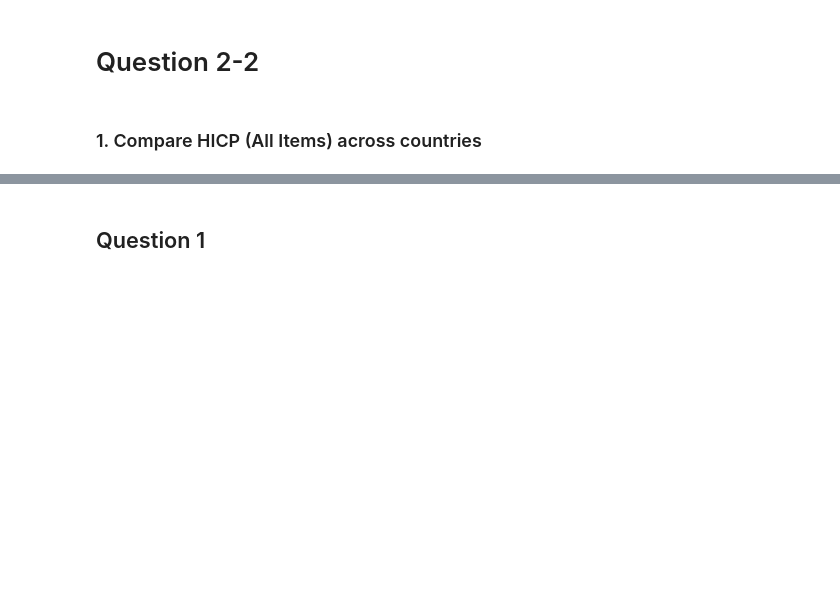
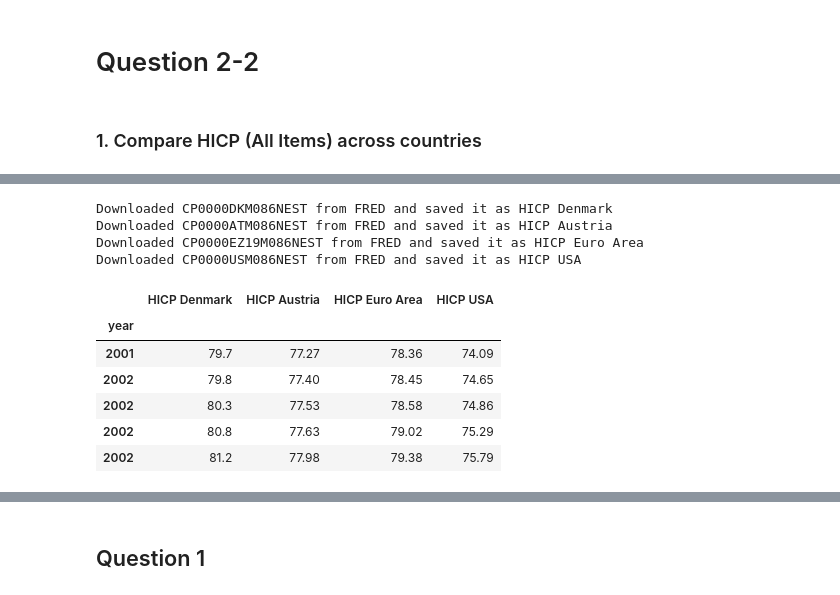
Before and after one commit to Hsueh-1113/Programming-for-Economists, a Jupyter notebook: 01_dataproject/dataproject.ipynb, the cells around one changed output, grey strips where cells are left out. Drawn from its saved outputs; the diff is of its cells as text; code cells hidden in the pictures; blank space fills up the shorter version.

```diff
--- a/01_dataproject/dataproject.ipynb
+++ b/01_dataproject/dataproject.ipynb
@@ -298,0 +315,33 @@ The key difference between HICP and CPI is whether the index includes own-occupi
+# %%
+data1 = {}
+for code,name in countriesHICP.items():
+    var = fred.get_series(code)
+    var.name = name
+    data[name] = var
+    print(f'Downloaded {code:15s} from FRED and saved it as {name:15s}')
+
+## Resample to annual frequency
+for name,var in data1.items():
+    data1[name] = var.resample("YE").mean()
+
+## Combine and drop any rows with missing observations
+df1 = pd.concat(data, axis=1).dropna()
+
+
+## Change index to year
+# Change index to year only
+df1.index = df1.index.year
+df1 = df1.rename_axis('year')
+df1.head()
+# %% [output]
+Downloaded CP0000DKM086NEST from FRED and saved it as HICP Denmark
+Downloaded CP0000ATM086NEST from FRED and saved it as HICP Austria
+Downloaded CP0000EZ19M086NEST from FRED and saved it as HICP Euro Area
+Downloaded CP0000USM086NEST from FRED and saved it as HICP USA
+|  | HICP Denmark | HICP Austria | HICP Euro Area | HICP USA |
+| year |  |  |  |  |
+| 2001 | 79.7 | 77.27 | 78.36 | 74.09 |
+| 2002 | 79.8 | 77.40 | 78.45 | 74.65 |
+| 2002 | 80.3 | 77.53 | 78.58 | 74.86 |
+| 2002 | 80.8 | 77.63 | 79.02 | 75.29 |
+| 2002 | 81.2 | 77.98 | 79.38 | 75.79 |
```
Also changed, not shown: parts of 11 cells of this notebook.
